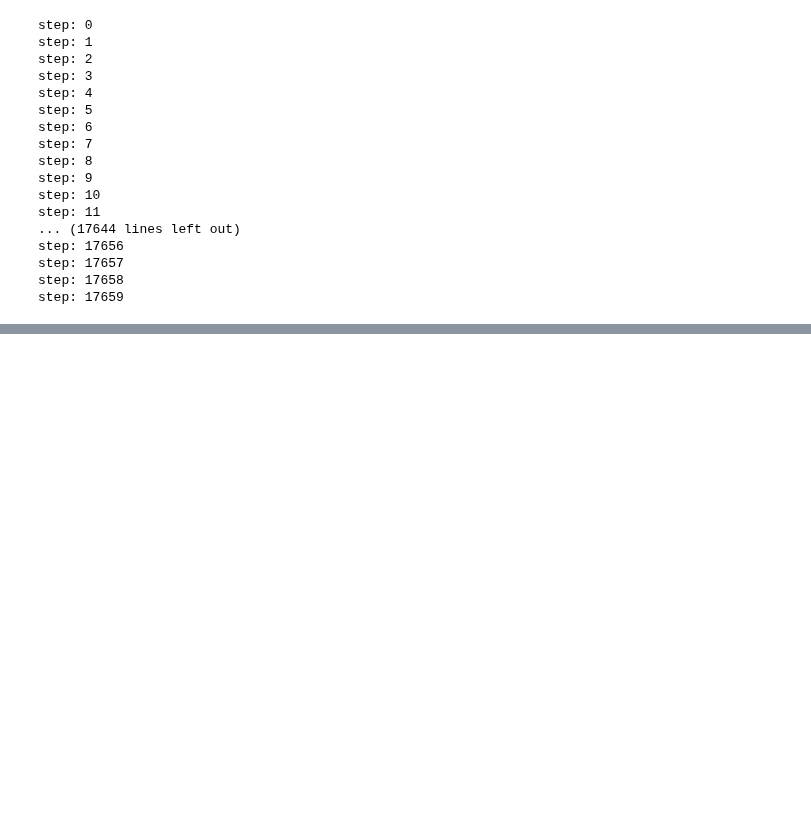
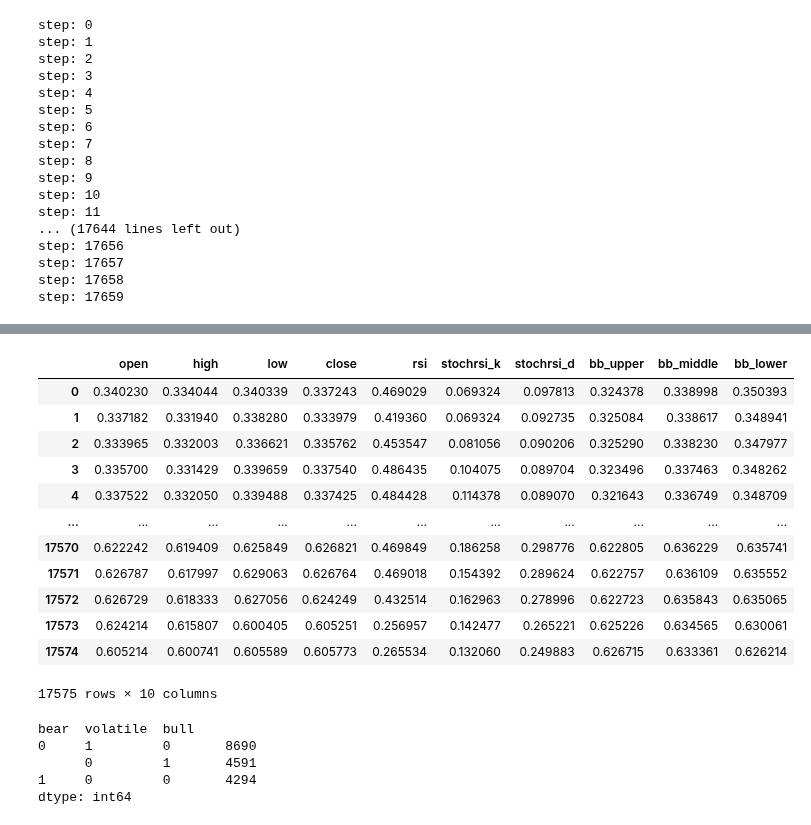
Before and after one commit to anilergan/AISMTB, a Jupyter notebook: binance_api_main.ipynb, the cells around one changed output, grey strips where cells are left out. Drawn from its saved outputs; the diff is of its cells as text; code cells hidden in the pictures; blank space fills up the shorter version.

```diff
--- a/binance_api_main.ipynb
+++ b/binance_api_main.ipynb
@@ -396,0 +430,41 @@ df.describe().T
+# %%
+from sklearn.preprocessing import MinMaxScaler
+
+scaler = MinMaxScaler()
+
+scaled_array = scaler.fit_transform(df.iloc[:,[1,2,3,4,8,9,10,11,12,13]])
+
+scaled_df_X = pd.DataFrame(data = scaled_array, columns=['open',
+ 'high',
+ 'low',
+ 'close',
+ 'rsi',
+ 'stochrsi_k',
+ 'stochrsi_d',
+ 'bb_upper',
+ 'bb_middle',
+ 'bb_lower'])
+# %%
+scaled_df_X
+# %% [output]
+|  | open | high | low | close | rsi | stochrsi_k | stochrsi_d | bb_upper | bb_middle | bb_lower |
+| 0 | 0.340230 | 0.334044 | 0.340339 | 0.337243 | 0.469029 | 0.069324 | 0.097813 | 0.324378 | 0.338998 | 0.350393 |
+| 1 | 0.337182 | 0.331940 | 0.338280 | 0.333979 | 0.419360 | 0.069324 | 0.092735 | 0.325084 | 0.338617 | 0.348941 |
+| 2 | 0.333965 | 0.332003 | 0.336621 | 0.335762 | 0.453547 | 0.081056 | 0.090206 | 0.325290 | 0.338230 | 0.347977 |
+| 3 | 0.335700 | 0.331429 | 0.339659 | 0.337540 | 0.486435 | 0.104075 | 0.089704 | 0.323496 | 0.337463 | 0.348262 |
+| 4 | 0.337522 | 0.332050 | 0.339488 | 0.337425 | 0.484428 | 0.114378 | 0.089070 | 0.321643 | 0.336749 | 0.348709 |
+| ... | ... | ... | ... | ... | ... | ... | ... | ... | ... | ... |
+| 17570 | 0.622242 | 0.619409 | 0.625849 | 0.626821 | 0.469849 | 0.186258 | 0.298776 | 0.622805 | 0.636229 | 0.635741 |
+| 17571 | 0.626787 | 0.617997 | 0.629063 | 0.626764 | 0.469018 | 0.154392 | 0.289624 | 0.622757 | 0.636109 | 0.635552 |
+| 17572 | 0.626729 | 0.618333 | 0.627056 | 0.624249 | 0.432514 | 0.162963 | 0.278996 | 0.622723 | 0.635843 | 0.635065 |
+| 17573 | 0.624214 | 0.615807 | 0.600405 | 0.605251 | 0.256957 | 0.142477 | 0.265221 | 0.625226 | 0.634565 | 0.630061 |
+| 17574 | 0.605214 | 0.600741 | 0.605589 | 0.605773 | 0.265534 | 0.132060 | 0.249883 | 0.626715 | 0.633361 | 0.626214 |
+17575 rows × 10 columns
+# %%
+df[['bear', 'volatile', 'bull']].value_counts()
+# %% [output]
+bear  volatile  bull
+0     1         0       8690
+      0         1       4591
+1     0         0       4294
+dtype: int64
```
Also changed, not shown: parts of 17 cells of this notebook, 3 other files.
